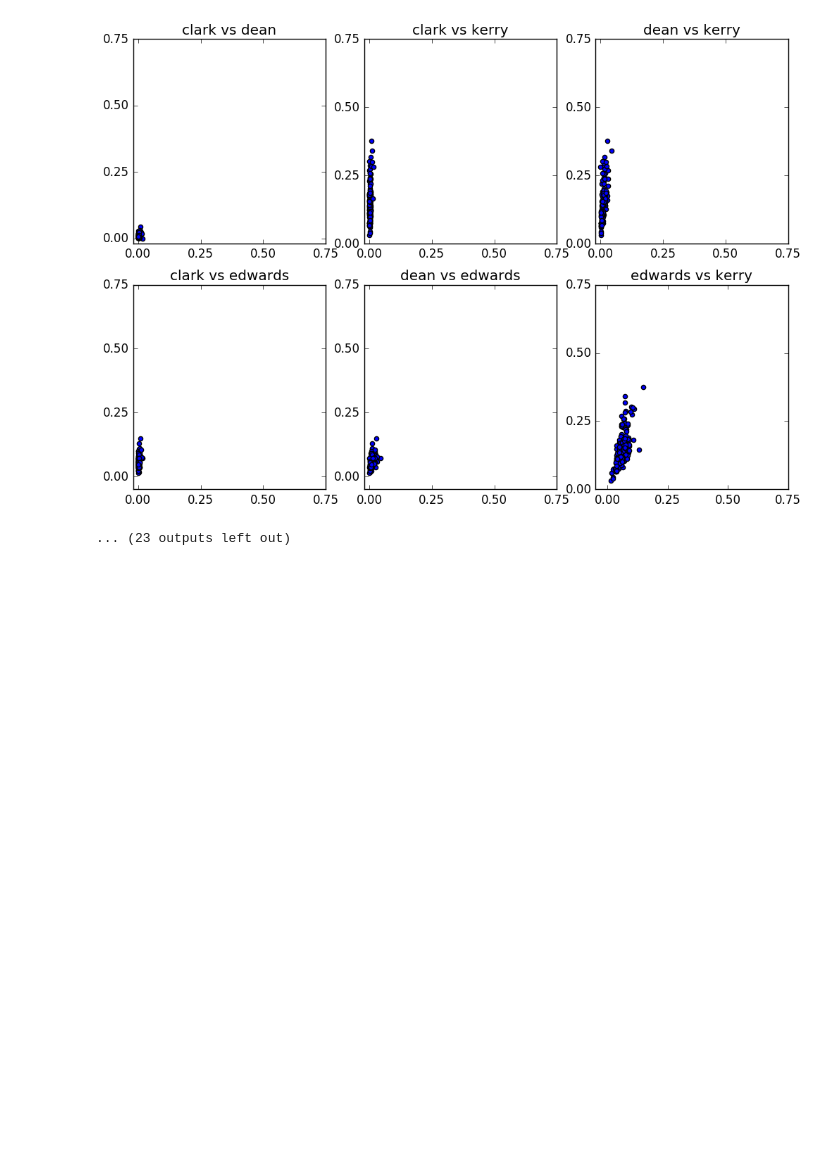
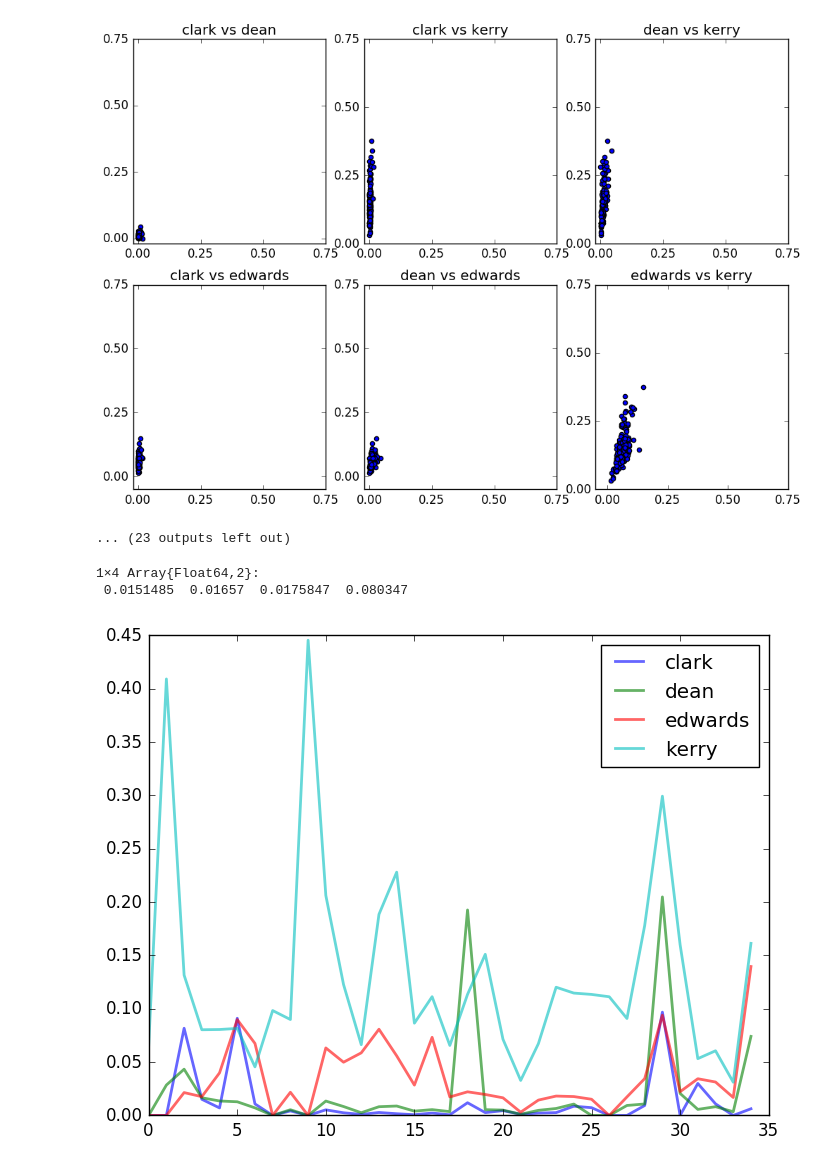
Before and after one commit to keiikegami/voting, a Jupyter notebook: simulation.ipynb, the cells around one changed output. Drawn from its saved outputs; the diff is of its cells as text; code cells hidden in the pictures; blank space fills up the shorter version.

```diff
--- a/simulation.ipynb
+++ b/simulation.ipynb
@@ -114,4 +114,29 @@ end
 [figure]
 [figure]
 ... (23 outputs left out)
+# %%
+# 時系列の方
+# 投票率低すぎでは？
+S = 4
+RTot_s = RTOT[Cand[S, 14]:Cand[S, 15], :]
+sum(Votes[Cand[S, 14]:Cand[S, 15], :], 1)./ sum(RTot_s)
+# %% [output]
+1×4 Array{Float64,2}:
+ 0.0151485  0.01657  0.0175847  0.080347
+# %%
+shares = Array(Float64, size(Cand,1), 4)
+
+for S in 1:size(Cand,1)
+    shares[S,:] = sum(Votes[Cand[S, 14]:Cand[S, 15], :], 1)./ sum(RTOT[Cand[S, 14]:Cand[S, 15], :])
+end
+
+fig, ax = subplots()
+for i in 1:4
+    cand = names[i]
+    ax[:plot](shares[:, i], linewidth=2, alpha=0.6, label="$cand")
+end
+ax[:legend]()
+savefig("vote_share_states")
+# %% [output]
+[figure, added]
 # %% [markdown]
```
Also changed, not shown: parts of 1 cell of this notebook, 1 other file.
